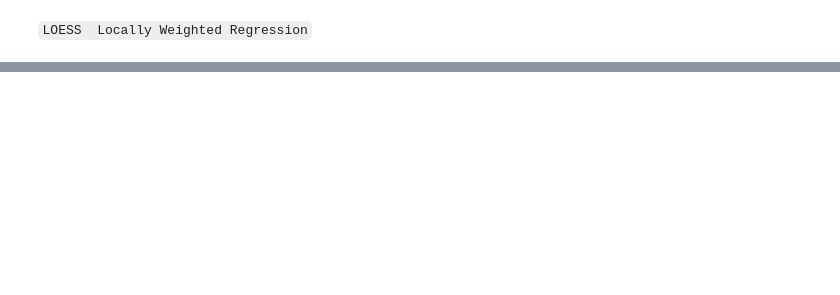
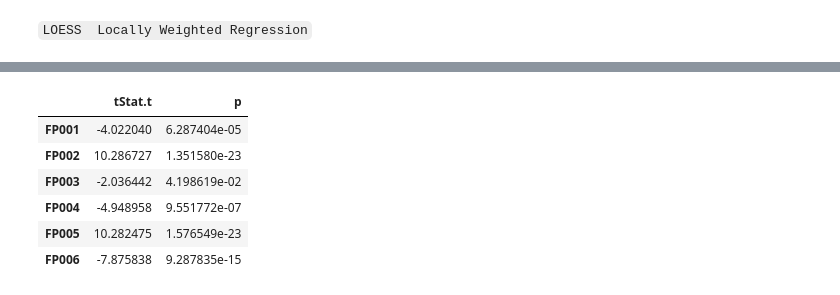
Before and after one commit to Randallzoeng/BookClub, a Jupyter notebook: AppliedPredictiveModeling/Chap. 18 Measuring Predictor Importance.ipynb, the cells around one changed output, grey strips where cells are left out. Saved outputs shown, nothing was run; the diff lists cells and outputs as text; code cells hidden in the pictures; blank space fills up the shorter version.

```diff
--- a/AppliedPredictiveModeling/Chap. 18 Measuring Predictor Importance.ipynb
+++ b/AppliedPredictiveModeling/Chap. 18 Measuring Predictor Importance.ipynb
@@ -81,0 +233,19 @@ head(corr_info)
+# %%
+getTstats <- function(x,y)
+    {
+    tTest <- t.test(y~x)
+    out <- c(tStat = tTest$statistic,p=tTest$p.value)
+    out
+}
+
+t_info <- apply(solTrainXtrans[,fp_cols],MARGIN = 2,FUN = getTstats,y=solTrainY)
+t_info <- t(t_info)
+head(t_info)
+# %% [output]
+|  | tStat.t | p |
+| FP001 | -4.022040 | 6.287404e-05 |
+| FP002 | 10.286727 | 1.351580e-23 |
+| FP003 | -2.036442 | 4.198619e-02 |
+| FP004 | -4.948958 | 9.551772e-07 |
+| FP005 | 10.282475 | 1.576549e-23 |
+| FP006 | -7.875838 | 9.287835e-15 |
```
Also changed, not shown: parts of 19 cells of this notebook.
